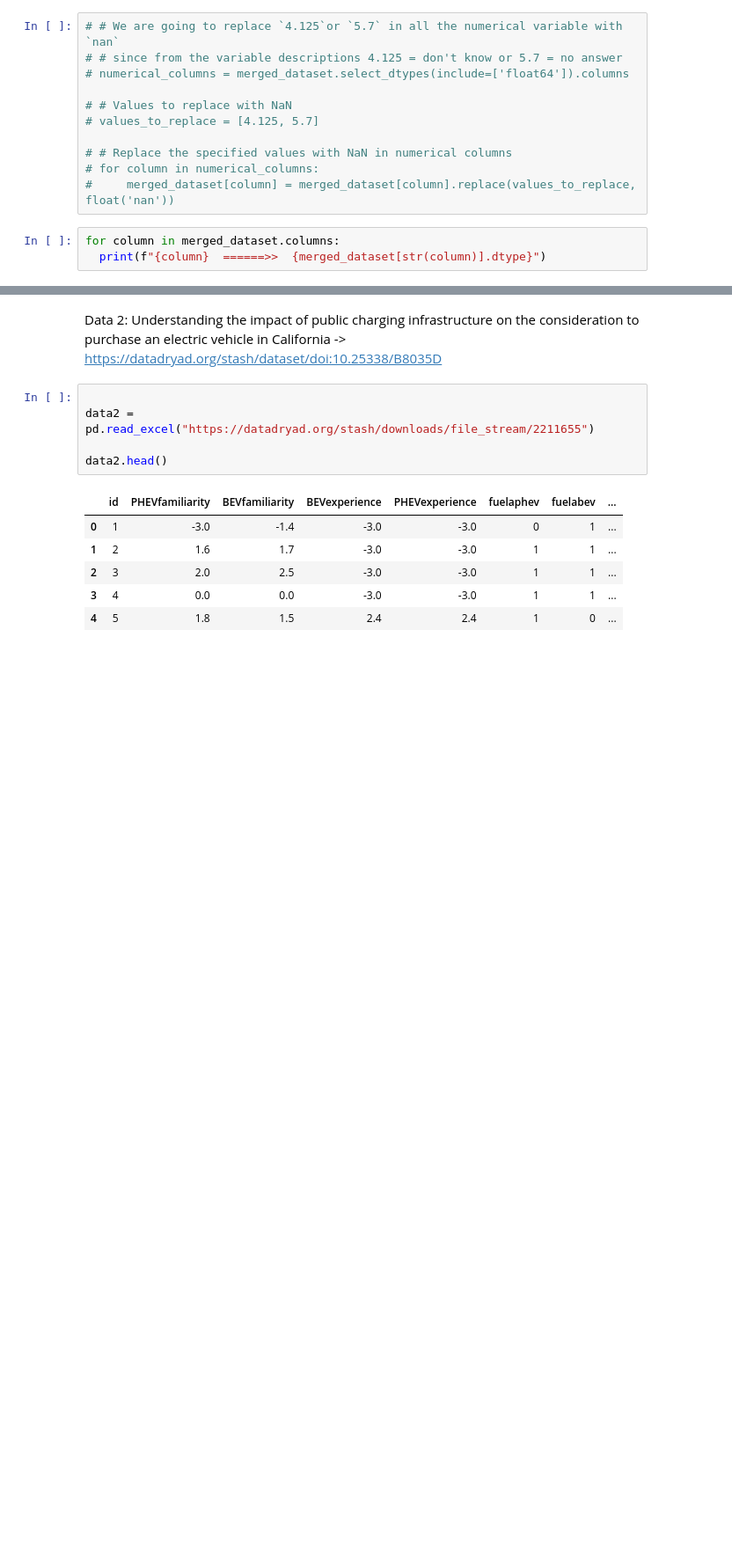
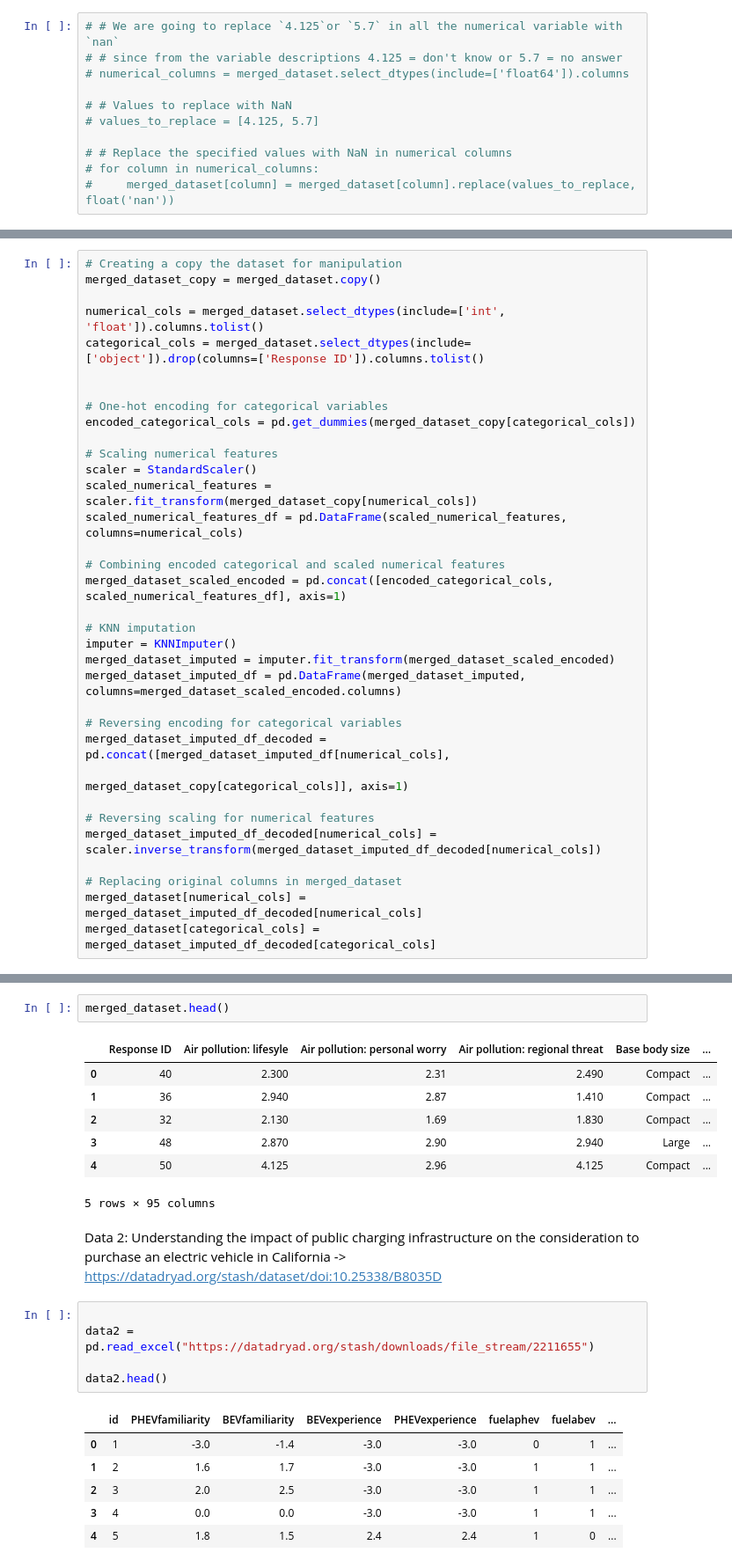
Before and after one commit to kkrusere/EV_Market-Analysis-and-Consumer-Behavior, a Jupyter notebook: data_collection_&_EDA.ipynb, the cells around one changed output, grey strips where cells are left out. Shown at 88% size. Cells and saved outputs as stored; diff of their text form; blank space fills up the shorter version.

```diff
--- a/data_collection_&_EDA.ipynb
+++ b/data_collection_&_EDA.ipynb
@@ -863,6 +883,3 @@ merged_dataset["Response ID"] = merged_dataset["Response ID"].astype("object")
 # # Replace the specified values with NaN in numerical columns
 # for column in numerical_columns:
 #     merged_dataset[column] = merged_dataset[column].replace(values_to_replace, float('nan'))
-# %%
-for column in merged_dataset.columns:
-  print(f"{column}  ======>>  {merged_dataset[str(column)].dtype}")
@@ -954,0 +1094,34 @@ plt.show()
+# %%
+# Creating a copy the dataset for manipulation
+merged_dataset_copy = merged_dataset.copy()
+
+numerical_cols = merged_dataset.select_dtypes(include=['int', 'float']).columns.tolist()
+categorical_cols = merged_dataset.select_dtypes(include=['object']).drop(columns=['Response ID']).columns.tolist()
+
+
+# One-hot encoding for categorical variables
+encoded_categorical_cols = pd.get_dummies(merged_dataset_copy[categorical_cols])
+
+# Scaling numerical features
+scaler = StandardScaler()
+scaled_numerical_features = scaler.fit_transform(merged_dataset_copy[numerical_cols])
+scaled_numerical_features_df = pd.DataFrame(scaled_numerical_features, columns=numerical_cols)
+
+# Combining encoded categorical and scaled numerical features
+merged_dataset_scaled_encoded = pd.concat([encoded_categorical_cols, scaled_numerical_features_df], axis=1)
+
+# KNN imputation
+imputer = KNNImputer()
+merged_dataset_imputed = imputer.fit_transform(merged_dataset_scaled_encoded)
+merged_dataset_imputed_df = pd.DataFrame(merged_dataset_imputed, columns=merged_dataset_scaled_encoded.columns)
+
+# Reversing encoding for categorical variables
+merged_dataset_imputed_df_decoded = pd.concat([merged_dataset_imputed_df[numerical_cols],
+                                              merged_dataset_copy[categorical_cols]], axis=1)
+
+# Reversing scaling for numerical features
+merged_dataset_imputed_df_decoded[numerical_cols] = scaler.inverse_transform(merged_dataset_imputed_df_decoded[numerical_cols])
+
+# Replacing original columns in merged_dataset
+merged_dataset[numerical_cols] = merged_dataset_imputed_df_decoded[numerical_cols]
+merged_dataset[categorical_cols] = merged_dataset_imputed_df_decoded[categorical_cols]
@@ -955,3 +1148,13 @@ plt.show()
+# %%
+merged_dataset.head()
+# %% [output]
+|  | Response ID | Air pollution: lifesyle | Air pollution: personal worry | Air pollution: regional threat | Base body size | ... |
+| 0 | 40 | 2.300 | 2.31 | 2.490 | Compact | ... |
+| 1 | 36 | 2.940 | 2.87 | 1.410 | Compact | ... |
+| 2 | 32 | 2.130 | 1.69 | 1.830 | Compact | ... |
+| 3 | 48 | 2.870 | 2.90 | 2.940 | Large | ... |
+| 4 | 50 | 4.125 | 2.96 | 4.125 | Compact | ... |
+5 rows × 95 columns
 # %% [markdown]
 Data 2: Understanding the impact of public charging infrastructure on the consideration to purchase an electric vehicle in California -> https://datadryad.org/stash/dataset/doi:10.25338/B8035D
 # %%
```
Also changed, not shown: parts of 50 cells of this notebook.
